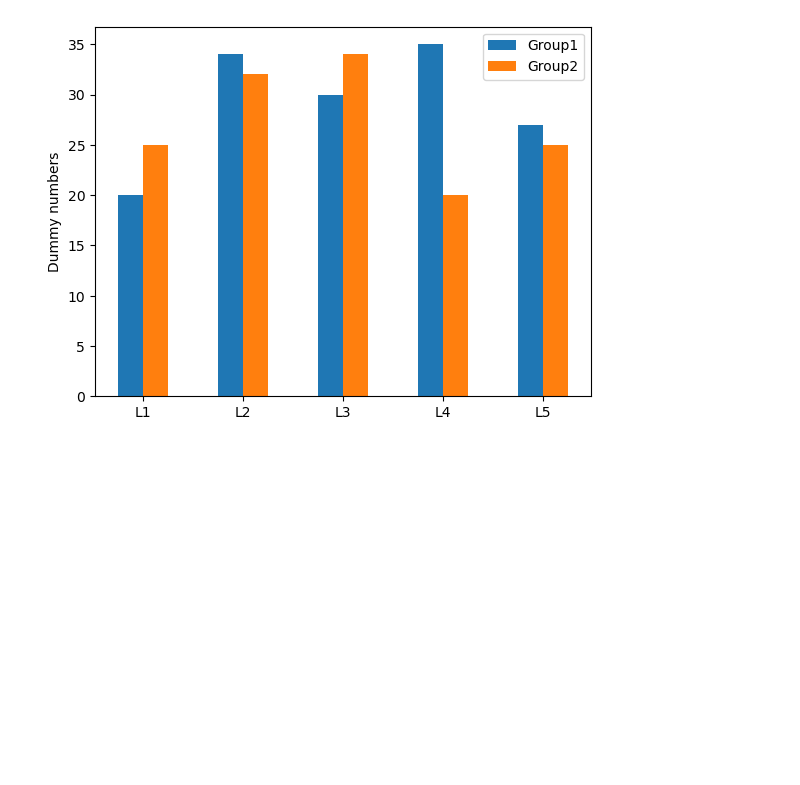
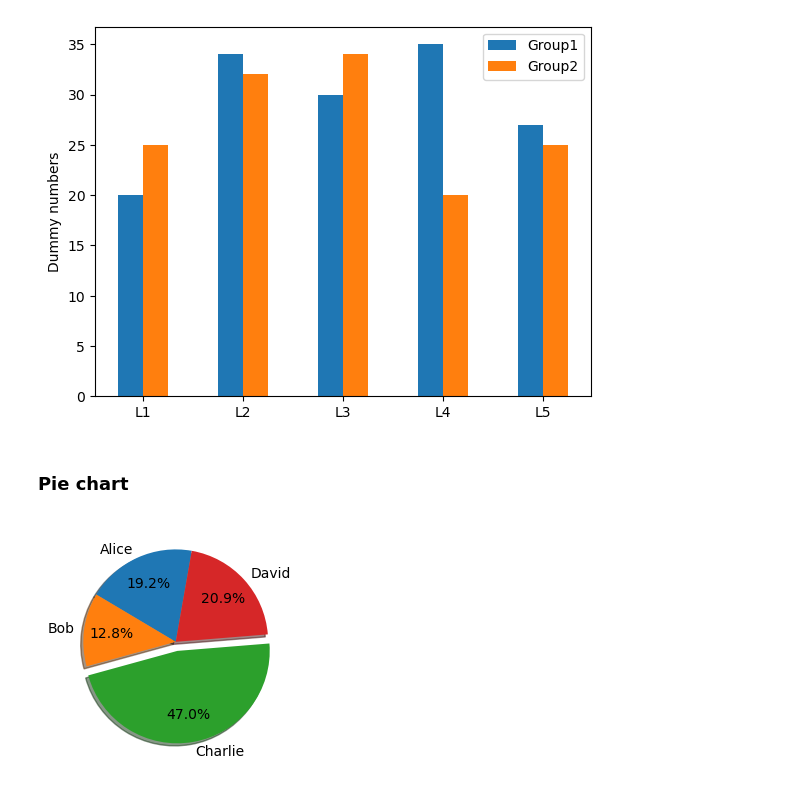
Before and after one commit to hc-sun/python-data-science, a Jupyter notebook: matplotlib.ipynb, the cells around one changed output. Cells and saved outputs as stored; diff of their text form; code cells hidden in the pictures; blank space fills up the shorter version.

Commit message:
added pie chart

```diff
--- a/matplotlib.ipynb
+++ b/matplotlib.ipynb
@@ -105,3 +105,18 @@ ax.legend()
 plt.show()
 # %% [output]
 [figure]
+# %% [markdown]
+### Pie chart
+# %%
+import matplotlib.pyplot as plt
+
+labels = ["Alice", "Bob", "Charlie", "David"]
+x = [45, 30, 110, 49]
+explode = (0, 0, 0.1, 0)  # explode the 3rd slice with 10% offset
+
+fig, ax = plt.subplots(figsize=(3, 3))
+ax.pie(x, explode, labels, autopct='%1.1f%%', pctdistance=0.7, shadow=True, startangle=80)
+
+plt.show()
+# %% [output]
+[figure, added]
```
